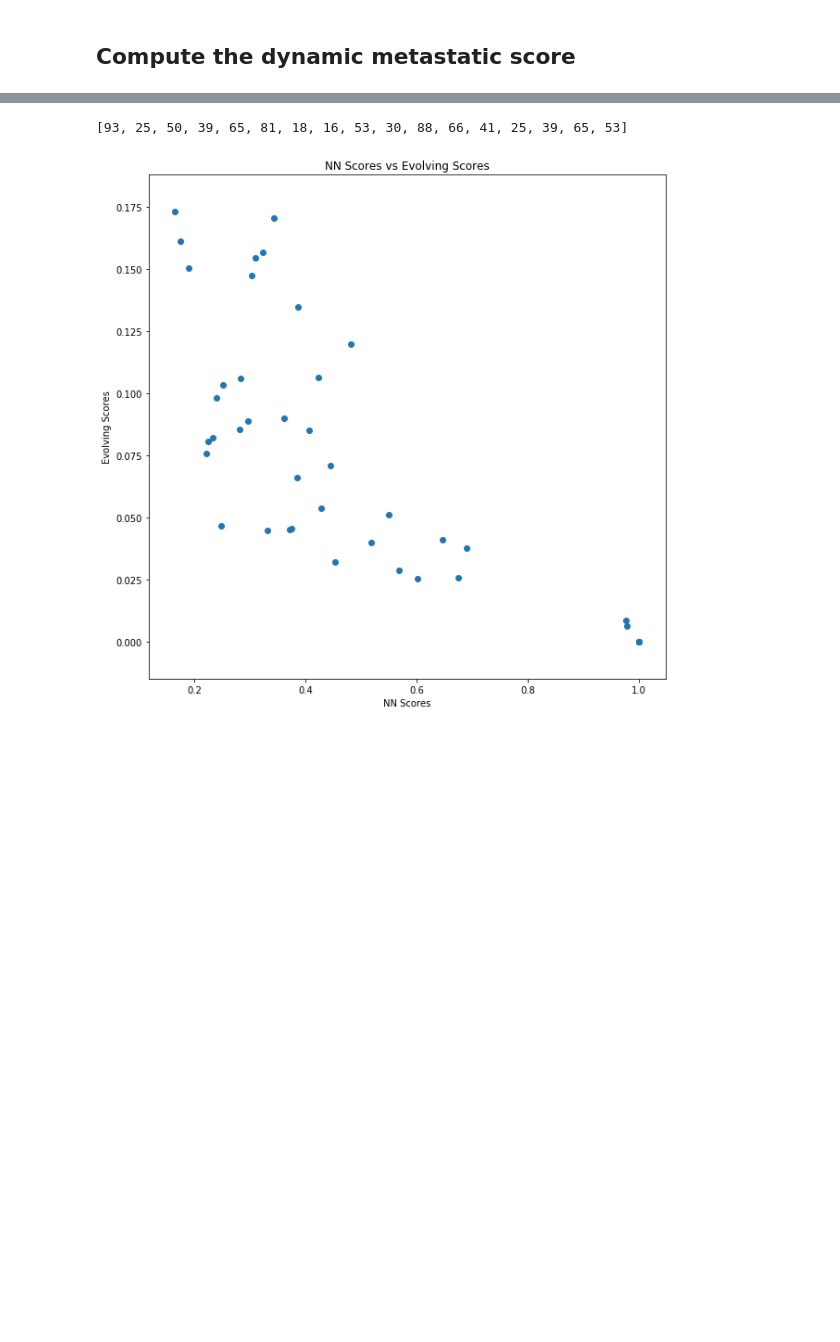
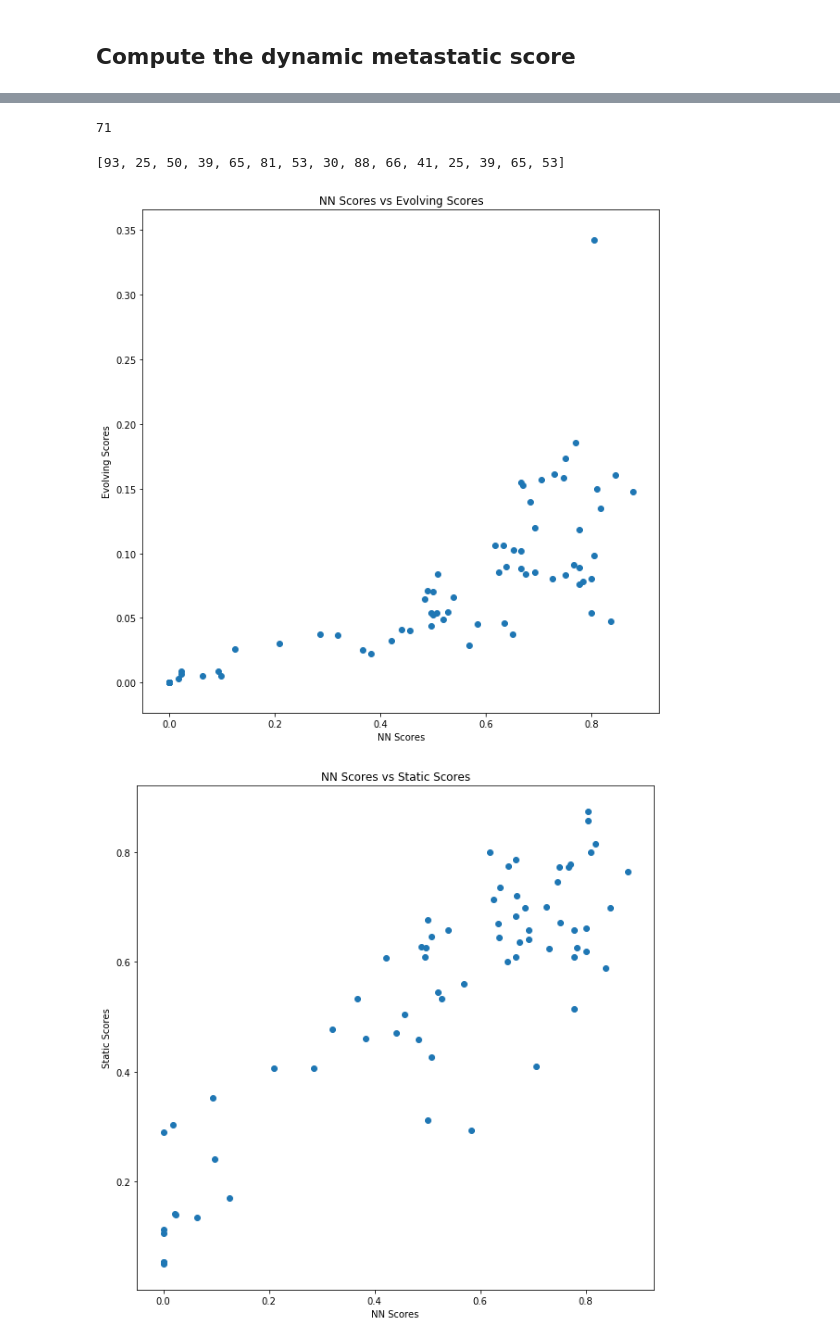
Before and after one commit to mattjones315/MetastasisTracing, a Jupyter notebook: Score_Metastasis.ipynb, the cells around one changed output, grey strips where cells are left out. Cells and saved outputs as stored; diff of their text form; code cells hidden in the pictures; blank space fills up the shorter version.

```diff
--- a/Score_Metastasis.ipynb
+++ b/Score_Metastasis.ipynb
@@ -100,24 +100,28 @@ cut_rates.to_csv("data/cutRateByLG.5k.txt", sep='\t')
 labels = []
 tree_fps = []
 lg_to_tree = {}
+i = 0
 for tree_dir in tqdm_notebook(os.listdir("/home/mattjones/projects/metastasis/JQ19/5k/trees")):
     tree_dir = "/home/mattjones/projects/metastasis/JQ19/5k/trees/" + tree_dir + "/"
     if not os.path.isdir(tree_dir):
         continue
 
-
     lg = tree_dir.split("/")[-2][2:]
-    if int(lg) == 1 or int(lg) == 3:
-        continue
-    fps = [fp for fp in os.listdir(tree_dir) if ".txt" in fp and 'tree' in fp and 'nj' not in fp and 'processed' not in fp]
+    #fps = [fp for fp in os.listdir(tree_dir) if ".txt" in fp and 'tree' in fp and 'nj' not in fp and 'processed' not in fp]
+    fps = [fp for fp in os.listdir(tree_dir) if ".processed.pkl" in fp and 'nj' not in fp]
     cmfp = [fp for fp in os.listdir(tree_dir) if "_character_matrix.txt" in fp]
     if len(fps) > 0:
-            tree_fps.append(tree_dir + fps[0])
-            cmfp = tree_dir + cmfp[0]
-            labels.append(int(lg))
-            cm = pd.read_csv(cmfp, sep='\t', index_col = 0, dtype=str)
-
-            tree = Cassiopeia_Tree('from_newick', network = data_pipeline.newick_to_network(tree_dir + fps[0], cm))
-            lg_to_tree[int(lg)] = tree.post_process(cm)
+            try:
+                tree = nx.read_gpickle(tree_dir + fps[0])
+                lg_to_tree[int(lg)] = tree
+                tree_fps.append(tree_dir + fps[0])
+                cmfp = tree_dir + cmfp[0]
+                labels.append(int(lg))
+                cm = pd.read_csv(cmfp, sep='\t', index_col = 0, dtype=str)
+            except:
+                i += 1
+            #tree = Cassiopeia_Tree('from_newick', network = data_pipeline.newick_to_network(tree_dir + fps[0], cm))
+            #lg_to_tree[int(lg)] = tree.post_process(cm)
+print(i)
 # %% [output]
 [interactive output not drawn]
@@ -229,13 +234,14 @@ To retain the current behavior and silence the warning, pass 'sort=True'.
 ## Compute the dynamic metastatic score
 # %%
 evolving_scores = {}
-# nn_scores = {}
+nn_scores = {}
 lg_to_fitch = {}
 for n in tqdm_notebook(labels):
 
     if n not in to_drop:
+        print(n)
         tree = lg_to_tree[n].network
         evolving_scores[n] = met_utils.compute_dynamic_metastasis_score(tree, meta['sampleID'])
-        # nn_scores[n] = met_utils.compute_NN_metastasis_score(tree, meta['sampleID'], verbose=False)
+        nn_scores[n] = met_utils.compute_NN_metastasis_score(tree, meta['sampleID'], verbose=False)
 # %% [output]
 [interactive output not drawn]
@@ -281,28 +299,45 @@ print(to_drop)
+# %%
+print(len(nn_scores.keys()))
+# %% [output]
+71
 # %%
 subset_evolving_scores = {}
+subset_static_scores = {}
 for k in nn_scores.keys():
     subset_evolving_scores[k] = evolving_scores[k]
+    subset_static_scores[k] = static_stats[k]
 
 ns = list(nn_scores.values())
 es2 = list(subset_evolving_scores.values())
+ss2 = list(map(lambda x: 1 - x[3], subset_static_scores.values()))
 #labs = [2, 3, 4, 5, 6, 10, 12, 16, 21, 35, 39, 40, 52, 77, 84]
 
 
 h = plt.figure(figsize = (10, 10))
 plt.scatter(ns, es2)
 plt.xlabel("NN Scores")
 plt.ylabel("Evolving Scores")
 plt.title("NN Scores vs Evolving Scores")
 
 #for i, txt in enumerate(subset_static_scores.keys()):
 #    plt.annotate(txt, (sizes[i]+0.001, es[i]+0.001))
 
 plt.savefig("figs/nn_vs_evolvscores.png")
 
+h = plt.figure(figsize = (10, 10))
+plt.scatter(ns, ss2)
+plt.xlabel("NN Scores")
+plt.ylabel("Static Scores")
+plt.title("NN Scores vs Static Scores")
+
+plt.savefig("figs/nn_vs_staticscores.png")
+
+
 print(to_drop)
 # %% [output]
-[93, 25, 50, 39, 65, 81, 18, 16, 53, 30, 88, 66, 41, 25, 39, 65, 53]
+[93, 25, 50, 39, 65, 81, 53, 30, 88, 66, 41, 25, 39, 65, 53]
-[figure, old version]
+[figure, new version]
+[figure, added]
 # %%
 met_scores = pd.DataFrame([ss, es]).T
 met_scores.index = evolving_scores.keys()
```
Also changed, not shown: parts of 6 cells of this notebook, 6 other files.
